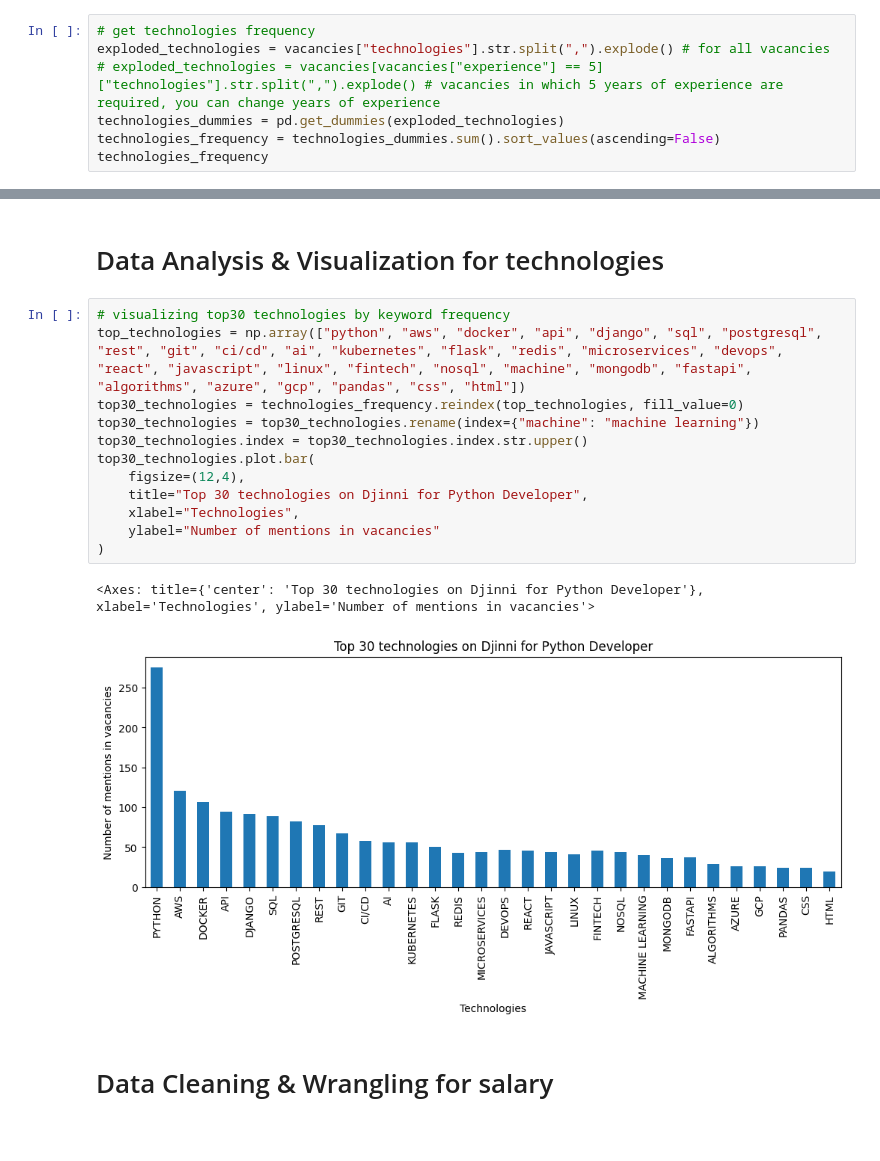
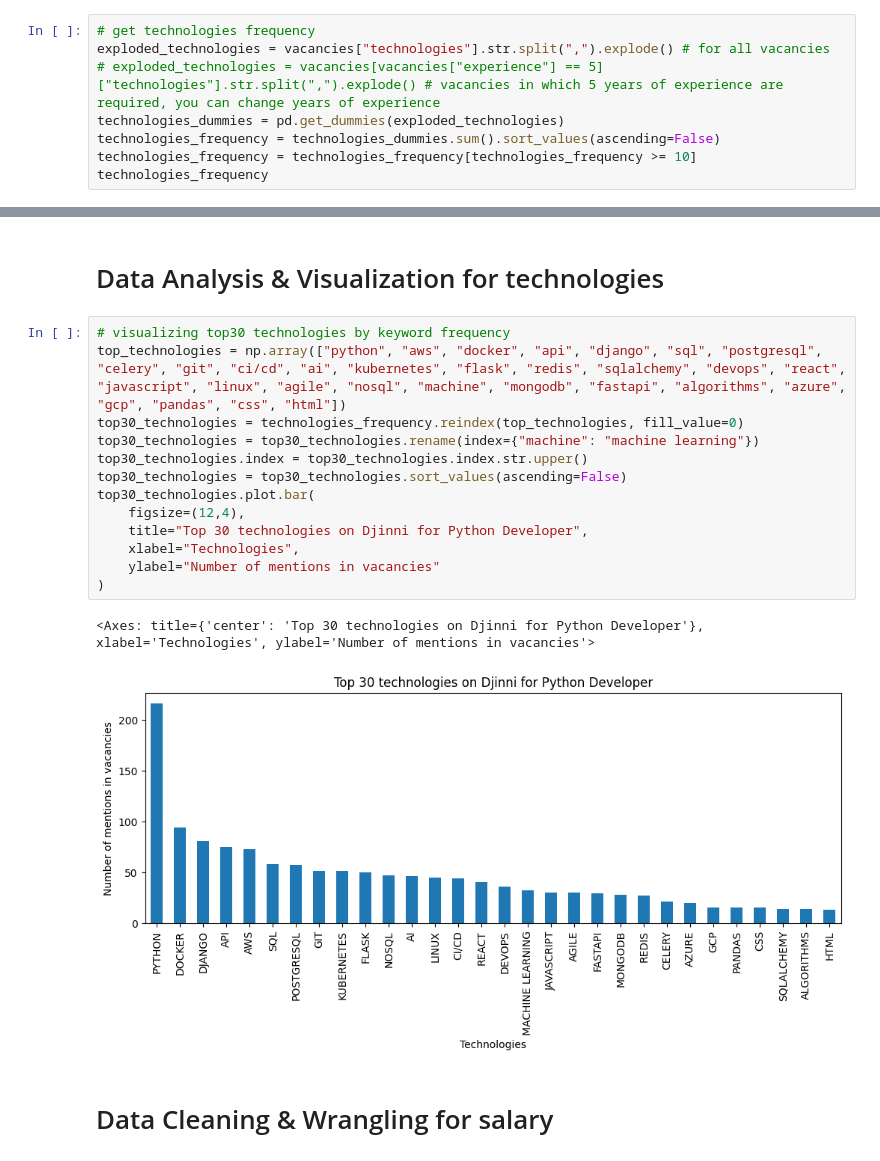
Before and after one commit to arsenmakovei/djinni-technologies-statistics, a Jupyter notebook: data_analysis/vacancies_analysis.ipynb, the cells around one changed output, grey strips where cells are left out. Cells and saved outputs as stored; diff of their text form.

Commit message:
Updated scraper and top30 technologies in graph

```diff
--- a/data_analysis/vacancies_analysis.ipynb
+++ b/data_analysis/vacancies_analysis.ipynb
@@ -29,5 +29,6 @@ exploded_technologies = vacancies["technologies"].str.split(",").explode() # for
 # exploded_technologies = vacancies[vacancies["experience"] == 5]["technologies"].str.split(",").explode() # vacancies in which 5 years of experience are required, you can change years of experience
 technologies_dummies = pd.get_dummies(exploded_technologies)
 technologies_frequency = technologies_dummies.sum().sort_values(ascending=False)
+technologies_frequency = technologies_frequency[technologies_frequency >= 10]
 technologies_frequency
 # %% [output]
@@ -47,19 +48,20 @@ Length: 12277, dtype: int64
 # Data Analysis & Visualization for technologies
 # %%
 # visualizing top30 technologies by keyword frequency
-top_technologies = np.array(["python", "aws", "docker", "api", "django", "sql", "postgresql", "rest", "git", "ci/cd", "ai", "kubernetes", "flask", "redis", "microservices", "devops", "react", "javascript", "linux", "fintech", "nosql", "machine", "mongodb", "fastapi", "algorithms", "azure", "gcp", "pandas", "css", "html"])
+top_technologies = np.array(["python", "aws", "docker", "api", "django", "sql", "postgresql", "celery", "git", "ci/cd", "ai", "kubernetes", "flask", "redis", "sqlalchemy", "devops", "react", "javascript", "linux", "agile", "nosql", "machine", "mongodb", "fastapi", "algorithms", "azure", "gcp", "pandas", "css", "html"])
 top30_technologies = technologies_frequency.reindex(top_technologies, fill_value=0)
 top30_technologies = top30_technologies.rename(index={"machine": "machine learning"})
 top30_technologies.index = top30_technologies.index.str.upper()
+top30_technologies = top30_technologies.sort_values(ascending=False)
 top30_technologies.plot.bar(
     figsize=(12,4),
     title="Top 30 technologies on Djinni for Python Developer",
     xlabel="Technologies",
     ylabel="Number of mentions in vacancies"
 )
 # %% [output]
 <Axes: title={'center': 'Top 30 technologies on Djinni for Python Developer'}, xlabel='Technologies', ylabel='Number of mentions in vacancies'>
-[figure, old version]
+[figure, new version]
 # %% [markdown]
 # Data Cleaning & Wrangling for salary
 # %%
```
Also changed, not shown: parts of 9 cells of this notebook, 2 other files.
